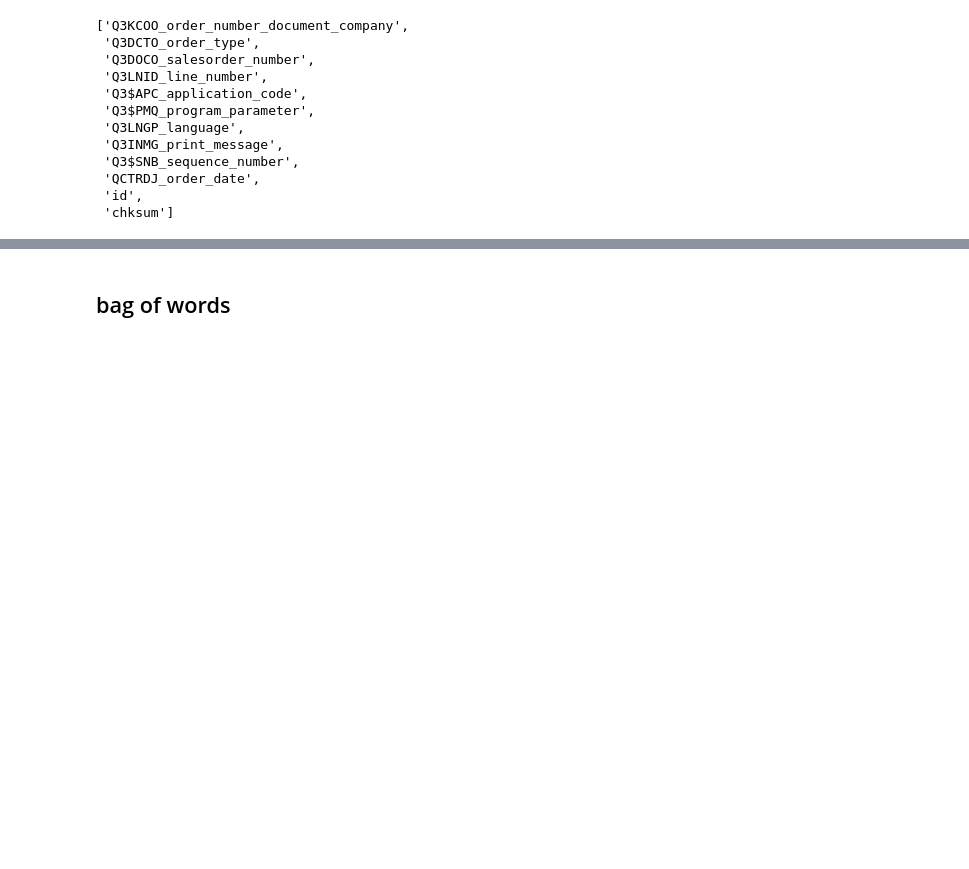
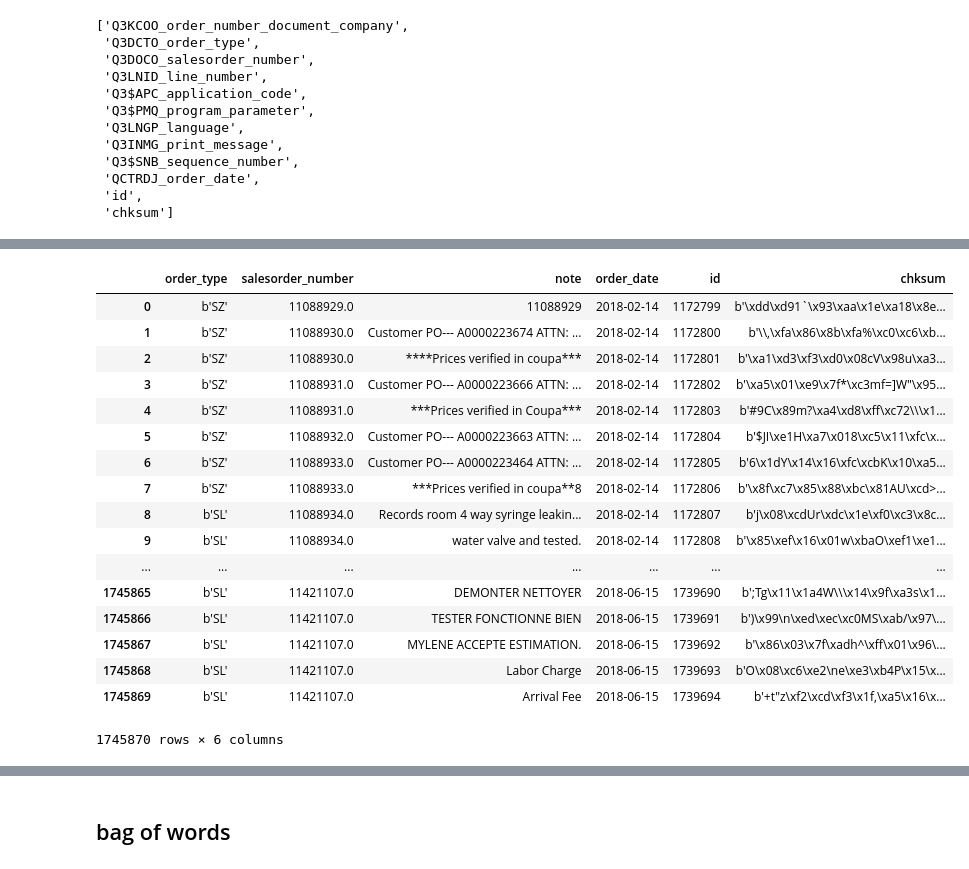
Before and after one commit to HSCanada/br_notebook, a Jupyter notebook: ml/returns/design/20180624-tc-order_note.ipynb, the cells around one changed output, grey strips where cells are left out. Drawn from its saved outputs; the diff is of its cells as text; code cells hidden in the pictures; blank space fills up the shorter version.

Commit message:
note clean

```diff
--- a/ml/returns/design/20180624-tc-order_note.ipynb
+++ b/ml/returns/design/20180624-tc-order_note.ipynb
@@ -143,4 +143,4 @@ df['order_type'] = df['order_type'].astype('|S2')
 # %%
 df['note'] = df['note'].str[1:]
 # %%
-df['note'] = df['note'].to_string()
+'df['note'] = df['note'].to_string()
@@ -177,0 +172,35 @@ Name: note, Length: 1745870, dtype: object>
+# %%
+df['note'] = df['note'].apply(lambda x : \
+          np.str.strip( \
+          np.str.strip(x[0*60:(0+1)*60]) + ' ' + \
+          np.str.strip(x[1*60:(1+1)*60]) + ' ' + \
+          np.str.strip(x[2*60:(2+1)*60]) + ' ' + \
+          np.str.strip(x[3*60:(3+1)*60]) + ' ' + \
+          np.str.strip(x[4*60:(4+1)*60]) + ' ' + \
+          np.str.strip(x[5*60:(5+1)*60]) + ' ' + \
+          np.str.strip(x[6*60:(6+1)*60]) + ' ' + \
+          np.str.strip(x[7*60:(7+1)*60]) + ' ' + \
+          np.str.strip(x[8*60:(8+1)*60]) + ' ' + \
+          np.str.strip(x[9*60:(9+1)*60]) + ' ')
+               )
+# %%
+df
+# %% [output]
+|  | order_type | salesorder_number | note | order_date | id | chksum |
+| 0 | b'SZ' | 11088929.0 | 11088929 | 2018-02-14 | 1172799 | b'\xdd\xd91`\x93\xaa\x1e\xa18\x8e... |
+| 1 | b'SZ' | 11088930.0 | Customer PO--- A0000223674 ATTN: ... | 2018-02-14 | 1172800 | b'\\,\xfa\x86\x8b\xfa%\xc0\xc6\xb... |
+| 2 | b'SZ' | 11088930.0 | ****Prices verified in coupa*** | 2018-02-14 | 1172801 | b'\xa1\xd3\xf3\xd0\x08cV\x98u\xa3... |
+| 3 | b'SZ' | 11088931.0 | Customer PO--- A0000223666 ATTN: ... | 2018-02-14 | 1172802 | b'\xa5\x01\xe9\x7f*\xc3mf=]W"\x95... |
+| 4 | b'SZ' | 11088931.0 | ***Prices verified in Coupa*** | 2018-02-14 | 1172803 | b'#9C\x89m?\xa4\xd8\xff\xc72\\\x1... |
+| 5 | b'SZ' | 11088932.0 | Customer PO--- A0000223663 ATTN: ... | 2018-02-14 | 1172804 | b'$JI\xe1H\xa7\x018\xc5\x11\xfc\x... |
+| 6 | b'SZ' | 11088933.0 | Customer PO--- A0000223464 ATTN: ... | 2018-02-14 | 1172805 | b'6\x1dY\x14\x16\xfc\xcbK\x10\xa5... |
+| 7 | b'SZ' | 11088933.0 | ***Prices verified in coupa**8 | 2018-02-14 | 1172806 | b'\x8f\xc7\x85\x88\xbc\x81AU\xcd>... |
+| 8 | b'SL' | 11088934.0 | Records room 4 way syringe leakin... | 2018-02-14 | 1172807 | b'j\x08\xcdUr\xdc\x1e\xf0\xc3\x8c... |
+| 9 | b'SL' | 11088934.0 | water valve and tested. | 2018-02-14 | 1172808 | b'\x85\xef\x16\x01w\xbaO\xef1\xe1... |
+| ... | ... | ... | ... | ... | ... | ... |
+| 1745865 | b'SL' | 11421107.0 | DEMONTER NETTOYER | 2018-06-15 | 1739690 | b';Tg\x11\x1a4W\\\x14\x9f\xa3s\x1... |
+| 1745866 | b'SL' | 11421107.0 | TESTER FONCTIONNE BIEN | 2018-06-15 | 1739691 | b')\x99\n\xed\xec\xc0MS\xab/\x97\... |
+| 1745867 | b'SL' | 11421107.0 | MYLENE ACCEPTE ESTIMATION. | 2018-06-15 | 1739692 | b'\x86\x03\x7f\xadh^\xff\x01\x96\... |
+| 1745868 | b'SL' | 11421107.0 | Labor Charge | 2018-06-15 | 1739693 | b'O\x08\xc6\xe2\ne\xe3\xb4P\x15\x... |
+| 1745869 | b'SL' | 11421107.0 | Arrival Fee | 2018-06-15 | 1739694 | b'+t"z\xf2\xcd\xf3\x1f,\xa5\x16\x... |
+1745870 rows × 6 columns
```
Also changed, not shown: parts of 17 cells of this notebook.
